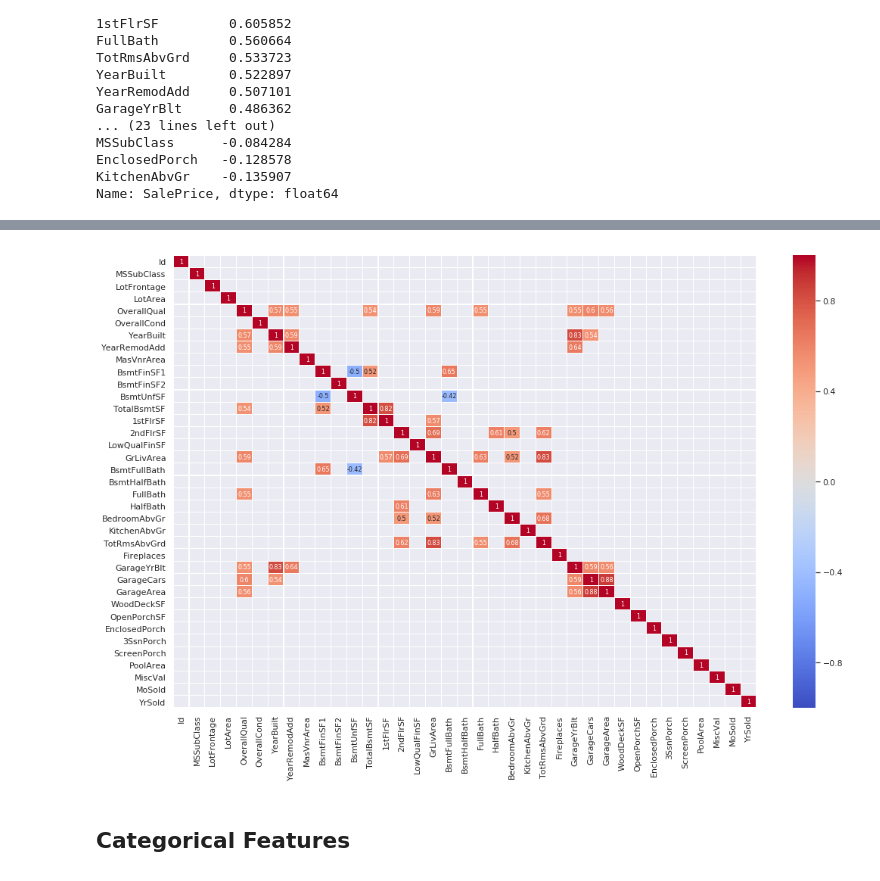
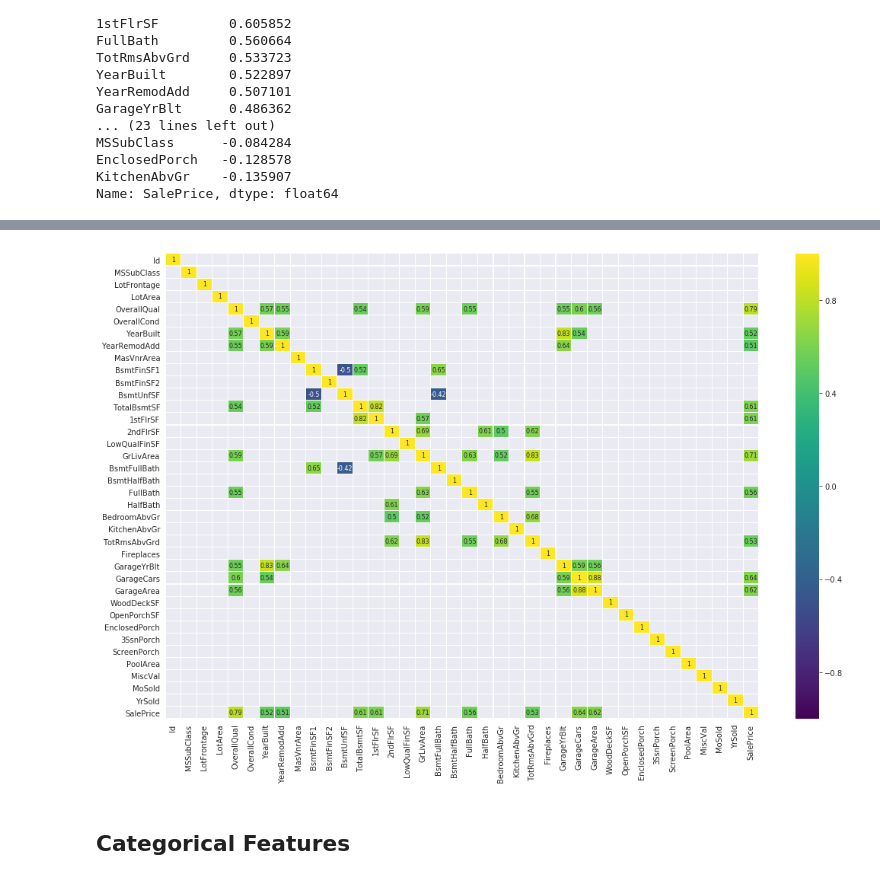
Before and after one commit to lucasnbarros/house-prices-advanced-regression-techniques, a Jupyter notebook: house-prices-advanced-regression-techniques.ipynb, the cells around one changed output, grey strips where cells are left out. Saved outputs shown, nothing was run; the diff lists cells and outputs as text; code cells hidden in the pictures.

Commit message:
Kaggle Notebook | house-prices-advanced-regression-techniques | Version 5

```diff
--- a/house-prices-advanced-regression-techniques.ipynb
+++ b/house-prices-advanced-regression-techniques.ipynb
@@ -27,12 +27,12 @@ for dirname, _, filenames in os.walk('/kaggle/input'):
 # You can write up to 20GB to the current directory (/kaggle/working/) that gets preserved as output when you create a version using "Save & Run All"
 # You can also write temporary files to /kaggle/temp/, but they won't be saved outside of the current session
 
-sns.set(style="darkgrid", palette="deep")
-%matplotlib inline
-
 # Mute warnings
 import warnings
 warnings.filterwarnings('ignore')
+pd.set_option("display.max_columns", 100)
+sns.set_style("darkgrid")
+%matplotlib inline
 # %% [output]
 /kaggle/input/sample_submission.csv
 /kaggle/input/data_description.txt
@@ -271 +251,3 @@ plt.show()
+# %%
+correlation = df_train.corr()
 # %%
@@ -305,14 +274,12 @@ Index(['SalePrice', 'OverallQual', 'GrLivArea', 'GarageCars', 'GarageArea',
 # %%
-df_num = df_train.select_dtypes(include = ['float64', 'int64'])
-corr = df_num.drop('SalePrice', axis=1).corr()
 plt.figure(figsize=(15, 10))
-sns.heatmap(corr[(corr >= 0.5) | (corr <= -0.4)],annot=True,linewidths=0.1,annot_kws={"size": 8},cmap='coolwarm',
-            vmax=1.0, vmin=-1.0)
+sns.heatmap(correlation[(correlation >= 0.5) | (correlation <= -0.4)],
+            annot=True,linewidths=0.1,annot_kws={"size": 8},vmax=1.0,vmin=-1.0,cmap='viridis')
 plt.xticks(rotation = 90)
 plt.tight_layout()
 plt.show()
 # %% [output]
-[figure, old version]
+[figure, new version]
 # %% [markdown]
 ## Categorical Features
 # %%
```
Also changed, not shown: parts of 15 cells of this notebook.
